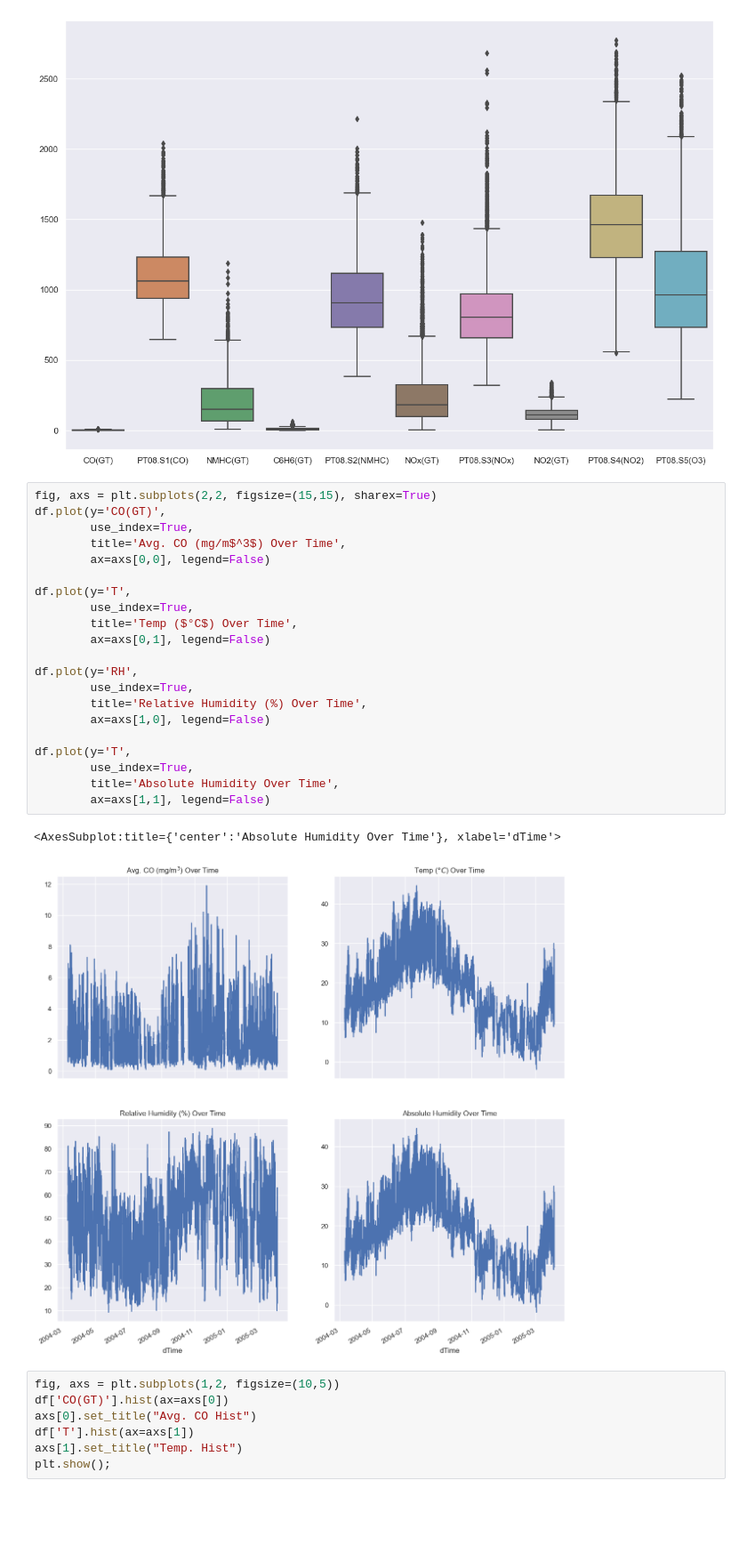
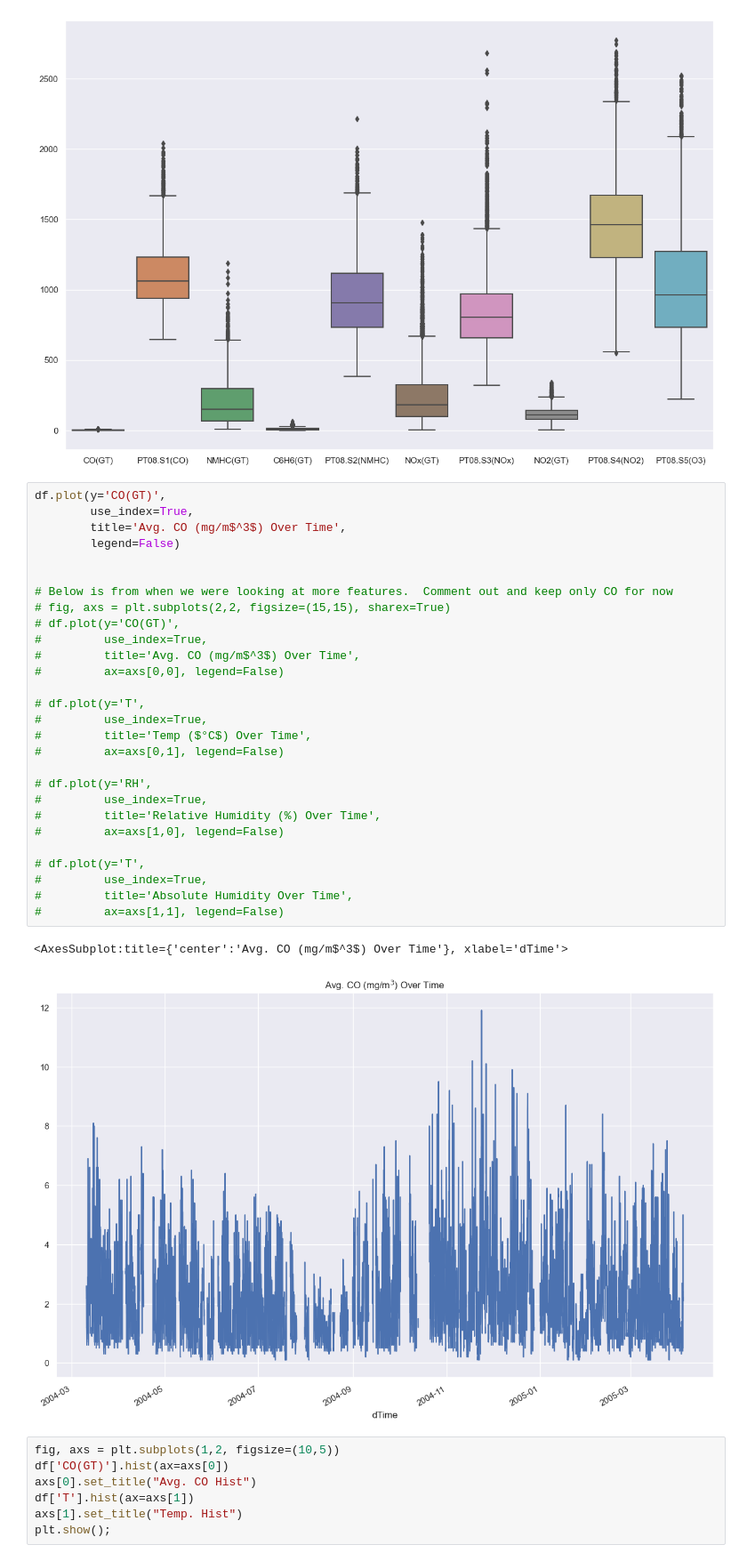
Before and after one commit to zadealfalah/airQuality, a Jupyter notebook: airQualityForecast.ipynb, the cells around one changed output. Shown at 89% size. Cells and saved outputs as stored; diff of their text form; blank space fills up the shorter version.

Commit message:
changed plots, updated split, update readme

```diff
--- a/airQualityForecast.ipynb
+++ b/airQualityForecast.ipynb
@@ -105,29 +105,36 @@ sns.boxplot(data=df[['CO(GT)', 'PT08.S1(CO)', 'NMHC(GT)', 'C6H6(GT)',
 <AxesSubplot:>
 [figure]
 # %%
-fig, axs = plt.subplots(2,2, figsize=(15,15), sharex=True)
 df.plot(y='CO(GT)',
         use_index=True,
         title='Avg. CO (mg/m$^3$) Over Time',
-        ax=axs[0,0], legend=False)
+        legend=False)
 
-df.plot(y='T',
-        use_index=True,
-        title='Temp ($°C$) Over Time',
-        ax=axs[0,1], legend=False)
 
-df.plot(y='RH',
-        use_index=True,
-        title='Relative Humidity (%) Over Time',
-        ax=axs[1,0], legend=False)
+# Below is from when we were looking at more features.  Comment out and keep only CO for now
+# fig, axs = plt.subplots(2,2, figsize=(15,15), sharex=True)
+# df.plot(y='CO(GT)',
+#         use_index=True,
+#         title='Avg. CO (mg/m$^3$) Over Time',
+#         ax=axs[0,0], legend=False)
 
-df.plot(y='T',
-        use_index=True,
-        title='Absolute Humidity Over Time',
-        ax=axs[1,1], legend=False)
+# df.plot(y='T',
+#         use_index=True,
+#         title='Temp ($°C$) Over Time',
+#         ax=axs[0,1], legend=False)
+
+# df.plot(y='RH',
+#         use_index=True,
+#         title='Relative Humidity (%) Over Time',
+#         ax=axs[1,0], legend=False)
+
+# df.plot(y='T',
+#         use_index=True,
+#         title='Absolute Humidity Over Time',
+#         ax=axs[1,1], legend=False)
 # %% [output]
-<AxesSubplot:title={'center':'Absolute Humidity Over Time'}, xlabel='dTime'>
+<AxesSubplot:title={'center':'Avg. CO (mg/m$^3$) Over Time'}, xlabel='dTime'>
-[figure, old version]
+[figure, new version]
 # %%
 fig, axs = plt.subplots(1,2, figsize=(10,5))
 df['CO(GT)'].hist(ax=axs[0])
```
Also changed, not shown: parts of 24 cells of this notebook, 1 other file.
